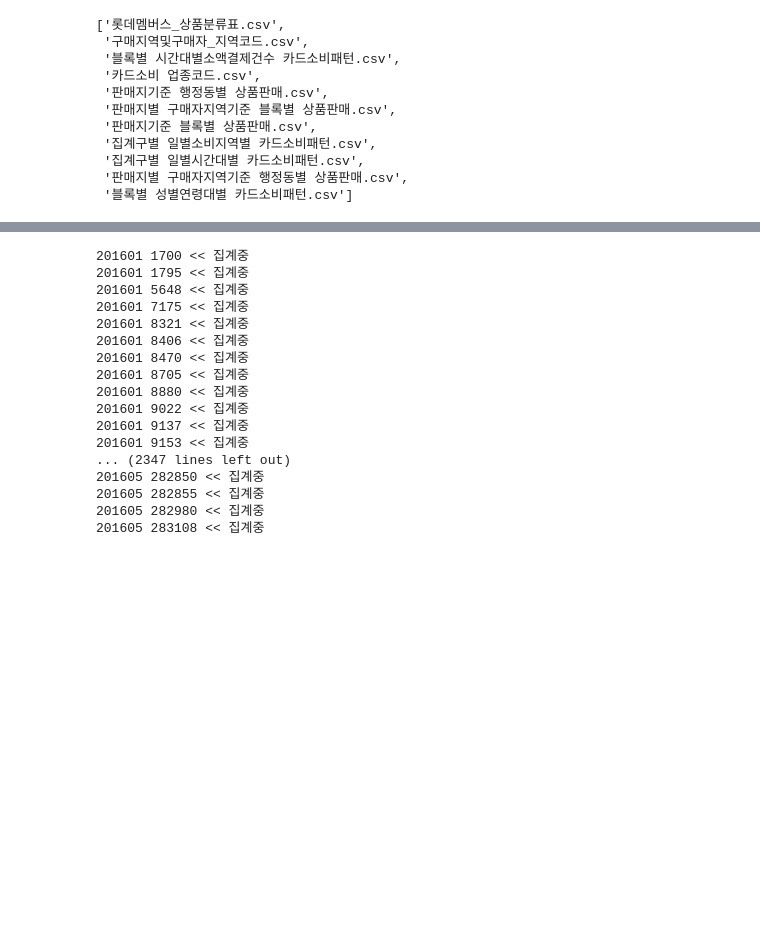
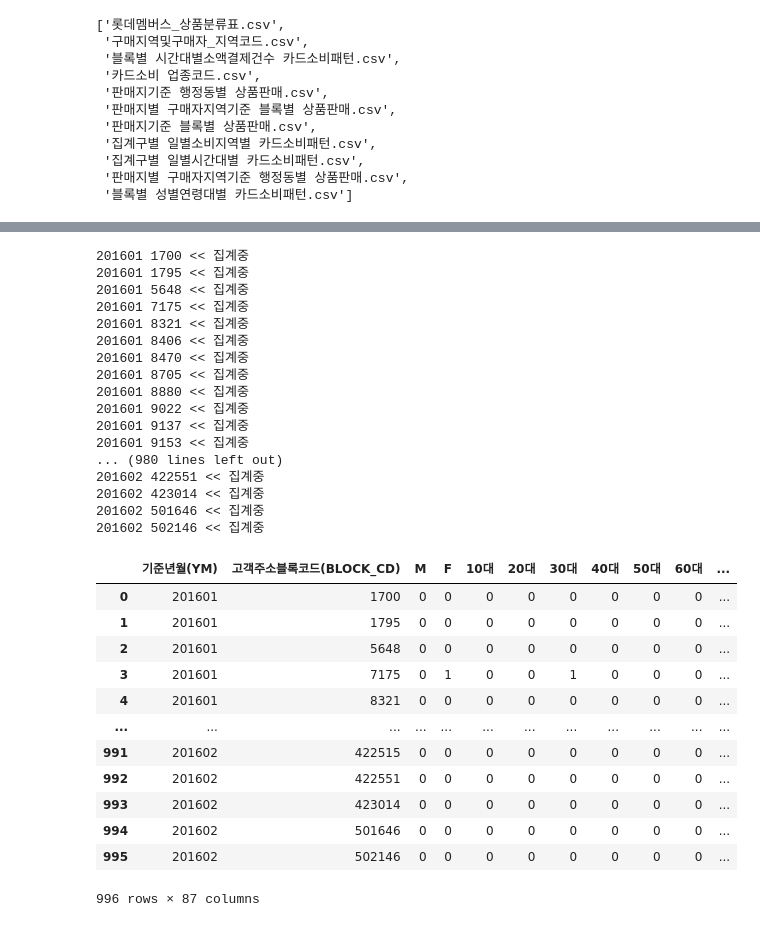
Before and after one commit to Nuung/dacon-seoul-data, a Jupyter notebook: 2차피드백용.ipynb, the cells around one changed output, grey strips where cells are left out. Drawn from its saved outputs; the diff is of its cells as text; code cells hidden in the pictures; blank space fills up the shorter version.

```diff
--- a/2차피드백용.ipynb
+++ b/2차피드백용.ipynb
@@ -165,7 +165,7 @@ dong_codes = sorted(list(df["고객주소블록코드(BLOCK_CD)"].unique()))
 
 # 목표 데이터 프레임 셋 만들기
 purpose_df = pd.DataFrame(columns=purpose_df_columns)
-for target_day in sorted(df["기준년월(YM)"].unique()):
+for target_day in sorted(df["기준년월(YM)"].unique())[:2]:
 
     # 고객 주소 블록 코드를 붙이려면, 다시 for loop 하나 더 필요
     for dong in dong_codes:
@@ -194,38 +194,51 @@ for target_day in sorted(df["기준년월(YM)"].unique()):
         for genre in list(카드소비_업종코드["소분류(CLASS3)"].values):
             genre_temp_df = temp[(temp["소분류(CLASS3)"] == genre)]
             genre_cnt_output_sum += genre_temp_df.sum()["총 탄소배출량"]
             cnt = temp[(temp["소분류(CLASS3)"] == genre)].shape[0]
             genre_cnt.append(cnt)
         # print("genre_cnt >>", genre_cnt)
 
         inserted_data = list()
         inserted_data.extend([target_day, dong, male_cnt, female_cnt])
         inserted_data.extend(ages_cnt)
         inserted_data.extend(genre_cnt)
         genre_cnt_output_sum = round(genre_cnt_output_sum / 100_000)  # 단위 : 10만, 반올림
         inserted_data.append(genre_cnt_output_sum)
         purpose_df.loc[len(purpose_df)] = inserted_data
 
 # 분석 목표 데이터프레임 완성
 purpose_df
 # %% [output]
 201601 1700 << 집계중
 201601 1795 << 집계중
 201601 5648 << 집계중
 201601 7175 << 집계중
 201601 8321 << 집계중
 201601 8406 << 집계중
 201601 8470 << 집계중
 201601 8705 << 집계중
 201601 8880 << 집계중
 201601 9022 << 집계중
 201601 9137 << 집계중
 201601 9153 << 집계중
-... (2347 lines left out)
-201605 282850 << 집계중
-201605 282855 << 집계중
-201605 282980 << 집계중
-201605 283108 << 집계중
+... (980 lines left out)
+201602 422551 << 집계중
+201602 423014 << 집계중
+201602 501646 << 집계중
+201602 502146 << 집계중
+|  | 기준년월(YM) | 고객주소블록코드(BLOCK_CD) | M | F | 10대 | 20대 | 30대 | 40대 | 50대 | 60대 | ... |
+| 0 | 201601 | 1700 | 0 | 0 | 0 | 0 | 0 | 0 | 0 | 0 | ... |
+| 1 | 201601 | 1795 | 0 | 0 | 0 | 0 | 0 | 0 | 0 | 0 | ... |
+| 2 | 201601 | 5648 | 0 | 0 | 0 | 0 | 0 | 0 | 0 | 0 | ... |
+| 3 | 201601 | 7175 | 0 | 1 | 0 | 0 | 1 | 0 | 0 | 0 | ... |
+| 4 | 201601 | 8321 | 0 | 0 | 0 | 0 | 0 | 0 | 0 | 0 | ... |
+| ... | ... | ... | ... | ... | ... | ... | ... | ... | ... | ... | ... |
+| 991 | 201602 | 422515 | 0 | 0 | 0 | 0 | 0 | 0 | 0 | 0 | ... |
+| 992 | 201602 | 422551 | 0 | 0 | 0 | 0 | 0 | 0 | 0 | 0 | ... |
+| 993 | 201602 | 423014 | 0 | 0 | 0 | 0 | 0 | 0 | 0 | 0 | ... |
+| 994 | 201602 | 501646 | 0 | 0 | 0 | 0 | 0 | 0 | 0 | 0 | ... |
+| 995 | 201602 | 502146 | 0 | 0 | 0 | 0 | 0 | 0 | 0 | 0 | ... |
+996 rows × 87 columns
 # %%
 
 # TODO: STEP4 - 시각화
```
Also changed, not shown: parts of 2 cells of this notebook.
